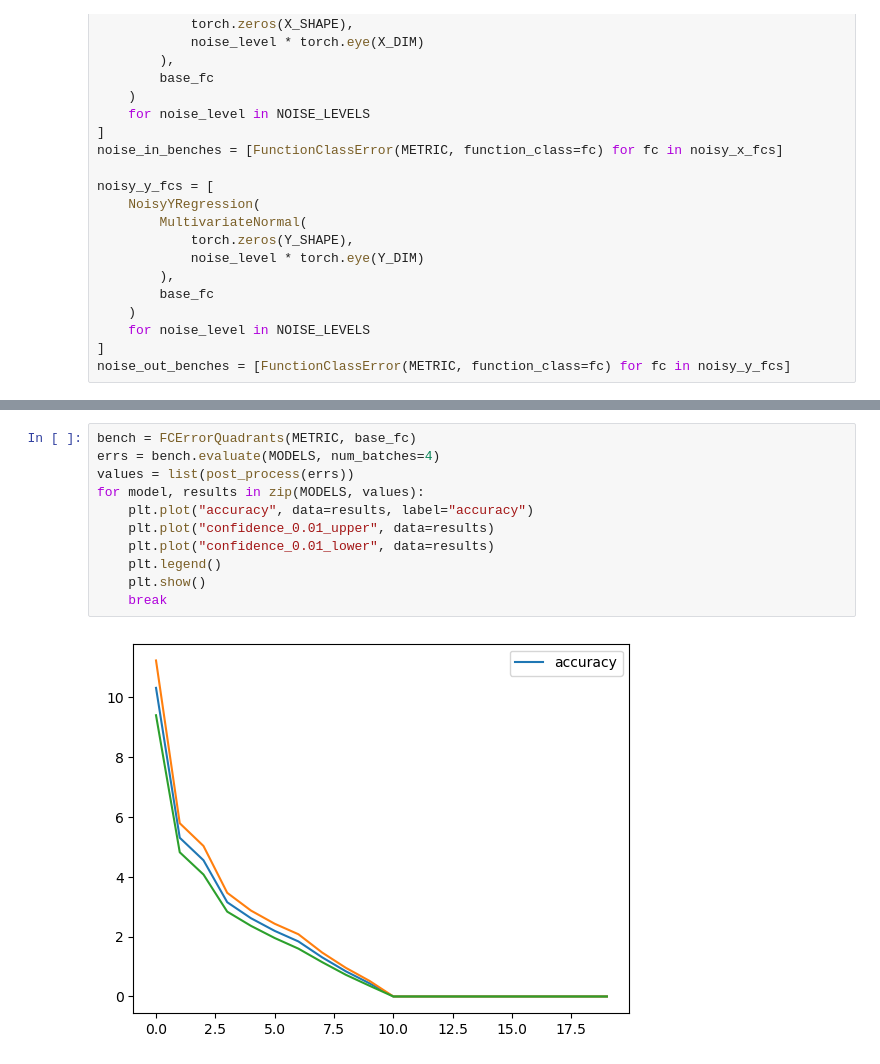
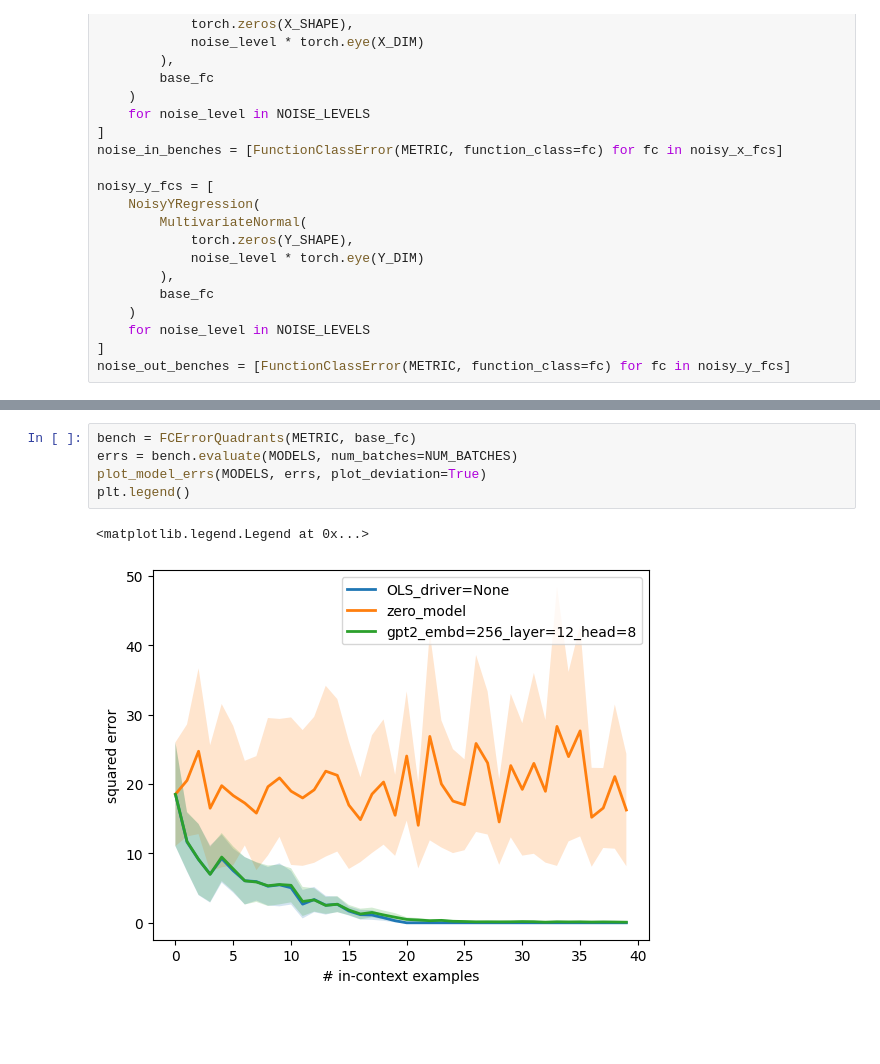
Before and after one commit to in-context-learning-2024/in-context, a Jupyter notebook: src/eval.ipynb, the cells around one changed output, grey strips where cells are left out. Cells and saved outputs as stored; diff of their text form; blank space fills up the shorter version.

```diff
--- a/src/eval.ipynb
+++ b/src/eval.ipynb
@@ -121,15 +131,10 @@ for b in scaled_in_benches:
-# %%
-bench = FCErrorQuadrants(METRIC, base_fc)
-errs = bench.evaluate(MODELS, num_batches=4)
-values = list(post_process(errs))
-for model, results in zip(MODELS, values):
-    plt.plot("accuracy", data=results, label="accuracy")
-    plt.plot("confidence_0.01_upper", data=results)
-    plt.plot("confidence_0.01_lower", data=results)
-    plt.legend()
-    plt.show()
-    break
-# %% [output]
-[figure, removed]
+# %%
+bench = FCErrorQuadrants(METRIC, base_fc)
+errs = bench.evaluate(MODELS, num_batches=NUM_BATCHES)
+plot_model_errs(MODELS, errs, plot_deviation=True)
+plt.legend()
+# %% [output]
+<matplotlib.legend.Legend at 0x...>
+[figure, added]
 # %%
 bench = FCErrorOrthogonal(METRIC, base_fc)
```
Also changed, not shown: parts of 8 cells of this notebook.
